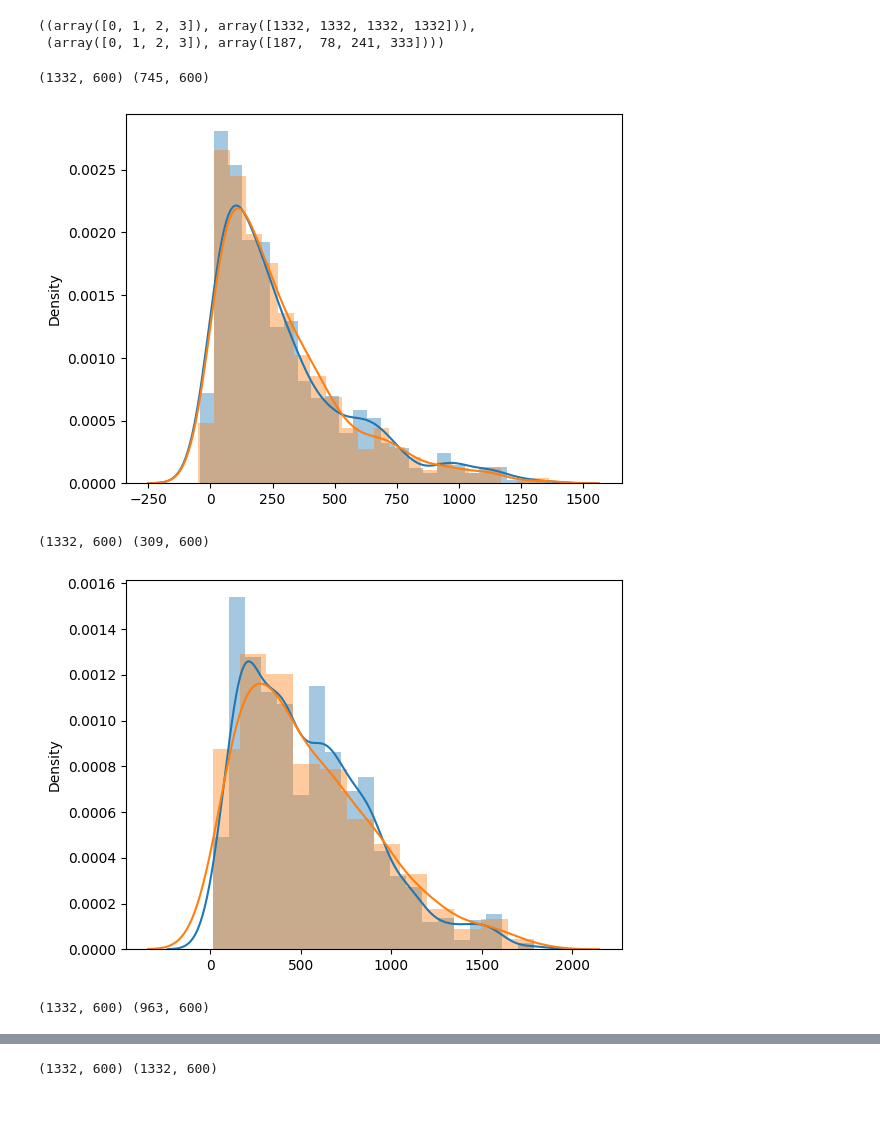
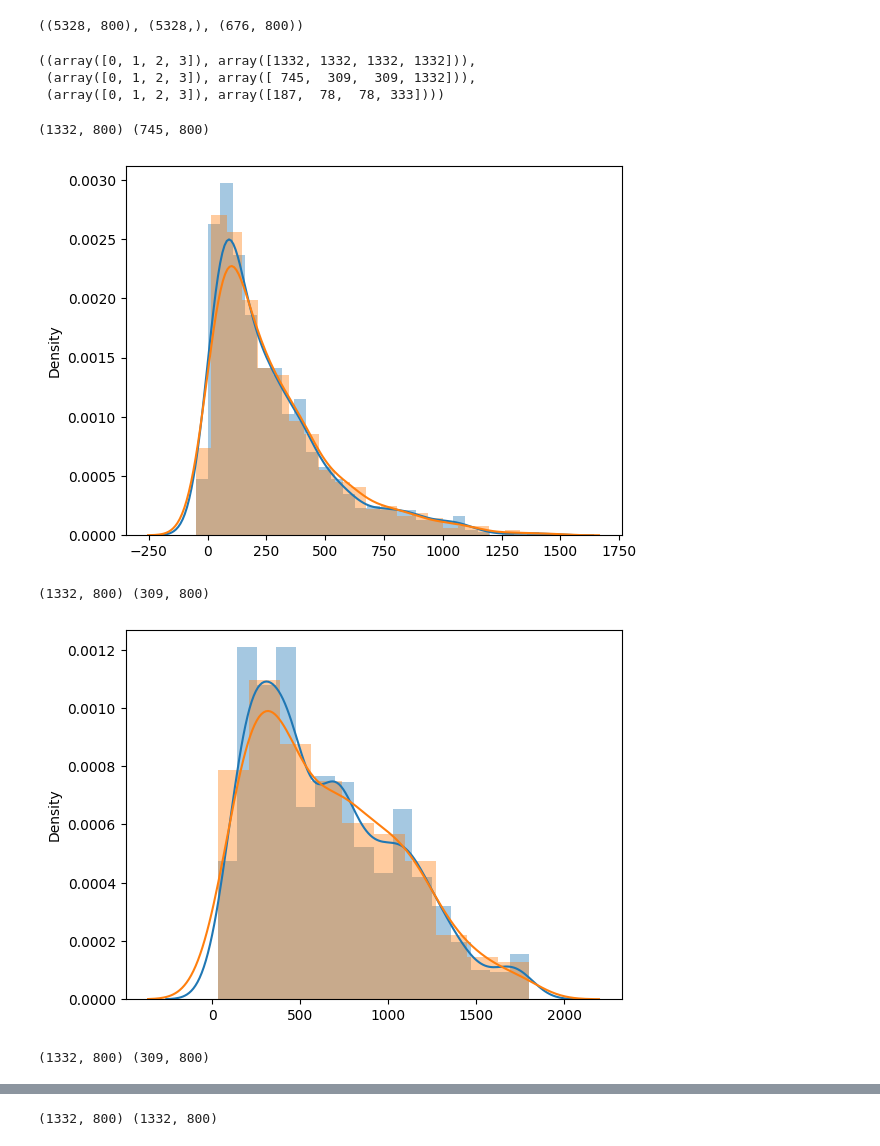
Before and after one commit to Nanobiosensorics/single-cell-tsc, a Jupyter notebook: notebooks/parse.ipynb, the cells around one changed output, grey strips where cells are left out. Cells and saved outputs as stored; diff of their text form; code cells hidden in the pictures; blank space fills up the shorter version.

Commit message:
train with dataset load

```diff
--- a/notebooks/parse.ipynb
+++ b/notebooks/parse.ipynb
@@ -6,6 +6,14 @@ import matplotlib.pyplot as plt
 import random
 from sklearn.model_selection import train_test_split
 import csv
+from data.create_dataset import create_dataset
+from data.load import load_dataset
+import seaborn as sns
+
+from collections import deque
+
+def exhaust(generator):
+    deque(generator, maxlen=0)
 
 import warnings
 warnings.filterwarnings("ignore")
@@ -14,3 +22,5 @@ br_types = ['mdamb231', 'mcf7']
 cell_types = sorted(['hela', 'preo', 'lclc', 'mdamb231',  'breastcancer', 'mcf7'])
 SRC_PATH = '../data_paths.txt'
 DEST_PATH = '/media/balint/Backup1/data/1d-class-datasets/interpolated-4th-run/'
+datasets = ["hela-mdamb231-mcf7-lclc", "mdamb231-mcf7", "mdamb231-mcf7-lclc", "preo-hela-mdamb231-mcf7-lclc", "hela-breastcancer-lclc", "breastcancer-lclc", "preo-hela-breastcancer-lclc"]
+times = ['0.5hrs', '1hrs', '1.5hrs', '2hrs']
@@ -16,0 +48,2 @@ DEST_PATH = '/media/balint/Backup1/data/1d-class-datasets/interpolated-4th-run/'
+# %%
+X_train, y_train, X_test, y_test, (tags, labels) = load_dataset(os.path.join(DEST_PATH, datasets[0], str(60)), scale=False)
@@ -97,7 +134,4 @@ for t in times:
 # %%
-datasets = ["hela-mdamb231-mcf7-lclc", "mdamb231-mcf7", "mdamb231-mcf7-lclc", "preo-hela-lclc", "preo-hela-mdamb231-mcf7-lclc", "preo-hela", "hela-breastcancer-lclc", "breastcancer-lclc", "preo-hela-breastcancer-lclc"]
-times = ['0.5hrs', '1hrs', '1.5hrs', '2hrs']
-
 # for i, t in enumerate(times):
 #     for ds in datasets:
 #         if not os.path.exists(os.path.join(DEST_PATH, str(t), ds)):
@@ -123,4 +193,5 @@ import seaborn as sns
 # %%
-X_train, y_train, X_test, y_test, tag_conv =  create_dataset(DEST_PATH, datasets[0].split('-'), int(90 * 60 / 9), .2, True, False)
-X_train2, y_train2, _, _, _ =  create_dataset(DEST_PATH, datasets[0].split('-'), int(90 * 60 / 9), .2, False, False)
+X_train, y_train, X_test, y_test, tag_conv = load_dataset(os.path.join(DEST_PATH, datasets[0], str(120)), scale=False)
+X_train2, y_train2, _, _, _ = load_dataset(os.path.join(DEST_PATH, datasets[0], str(120)), resample=False, scale=False)
+y_train.shape, y_train2.shape
 # %% [output]
@@ -129,20 +207,25 @@ X_train2, y_train2, _, _, _ =  create_dataset(DEST_PATH, datasets[0].split('-'),
+# %%
+X_train.shape, y_train.shape, X_test.shape
+# %% [output]
+((5328, 800), (5328,), (676, 800))
 # %%
-np.unique(y_train, return_counts=True), np.unique(y_test, return_counts=True)
+np.unique(y_train, return_counts=True), np.unique(y_train2, return_counts=True), np.unique(y_test, return_counts=True)
 # %% [output]
 ((array([0, 1, 2, 3]), array([1332, 1332, 1332, 1332])),
- (array([0, 1, 2, 3]), array([187,  78, 241, 333])))
+ (array([0, 1, 2, 3]), array([ 745,  309,  309, 1332])),
+ (array([0, 1, 2, 3]), array([187,  78,  78, 333])))
 # %%
 for i in np.unique(y_train):
     fig, ax = plt.subplots(1,1)
     d = X_train[y_train == i]
-    d2 = X_train2[y_train2 == i]
+    d2 = X_train2[y_train2.squeeze() == i]
     print(d.shape, d2.shape)
     sns.distplot(d[:,-1], ax=ax)
     sns.distplot(d2[:,-1], ax=ax)
     plt.show()
 # %% [output]
-(1332, 600) (745, 600)
+(1332, 800) (745, 800)
-[figure, old version]
+[figure, new version]
-(1332, 600) (309, 600)
+(1332, 800) (309, 800)
-[figure, old version]
+[figure, new version]
-(1332, 600) (963, 600)
+(1332, 800) (309, 800)
@@ -150 +233 @@ for i in np.unique(y_train):
-(1332, 600) (1332, 600)
+(1332, 800) (1332, 800)
```
Also changed, not shown: parts of 7 cells of this notebook, 3 other files.
